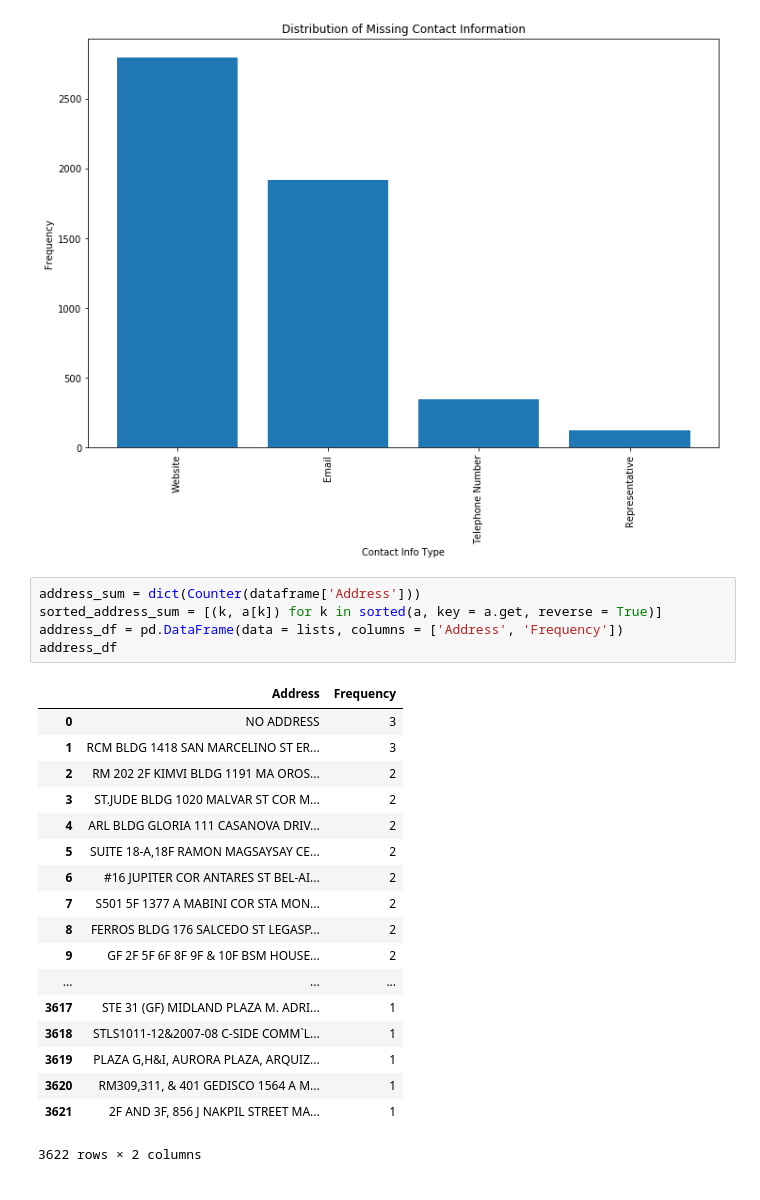
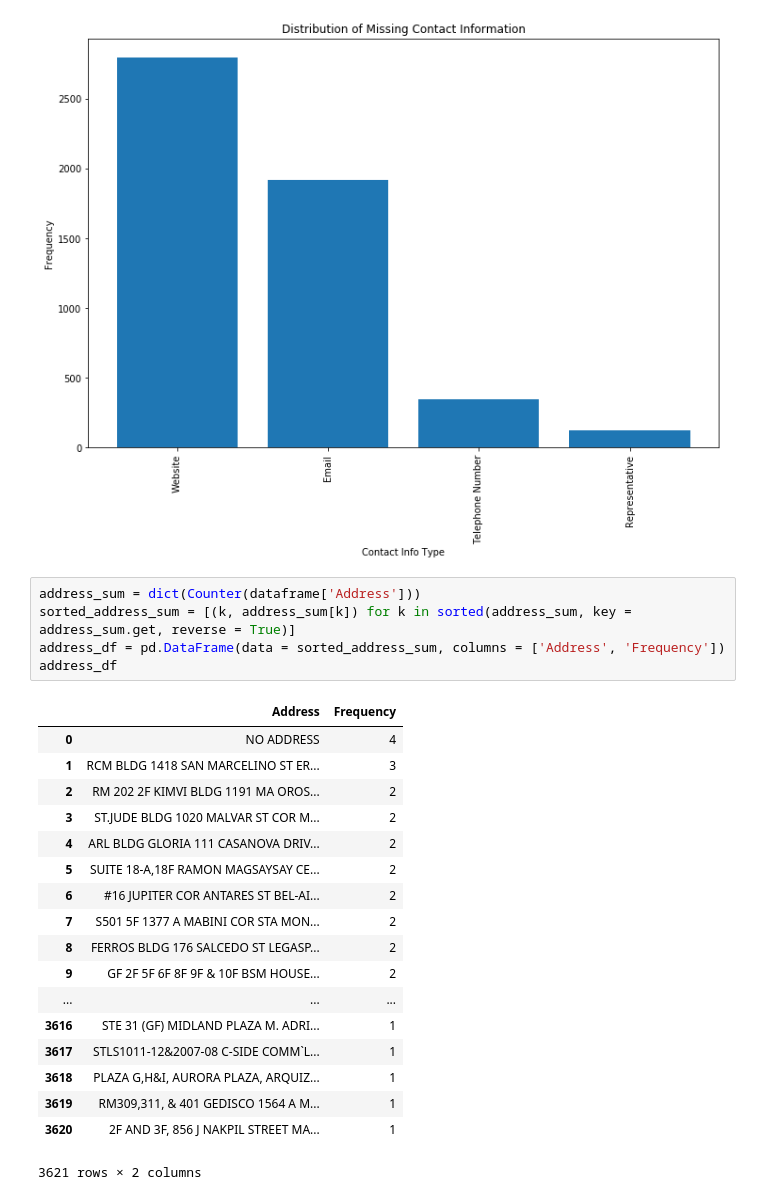
Before and after one commit to shahrezjan/CS506-Data-Mongers, a Jupyter notebook: Data_Exploration.ipynb, the cells around one changed output. Drawn from its saved outputs; the diff is of its cells as text.

Commit message:
fixed weirdness with the calculation of the number of missing addresses. Not quite sure how, but before I was using nonsense variable names and yet it somehow looked like it worked

```diff
--- a/Data_Exploration.ipynb
+++ b/Data_Exploration.ipynb
@@ -135,12 +135,12 @@ plt.show()
 [figure]
 # %%
 address_sum = dict(Counter(dataframe['Address']))
-sorted_address_sum = [(k, a[k]) for k in sorted(a, key = a.get, reverse = True)]
-address_df = pd.DataFrame(data = lists, columns = ['Address', 'Frequency'])
+sorted_address_sum = [(k, address_sum[k]) for k in sorted(address_sum, key = address_sum.get, reverse = True)]
+address_df = pd.DataFrame(data = sorted_address_sum, columns = ['Address', 'Frequency'])
 address_df
 # %% [output]
 |  | Address | Frequency |
-| 0 | NO ADDRESS | 3 |
+| 0 | NO ADDRESS | 4 |
 | 1 | RCM BLDG 1418 SAN MARCELINO ST ER... | 3 |
 | 2 | RM 202 2F KIMVI BLDG 1191 MA OROS... | 2 |
 | 3 | ST.JUDE BLDG 1020 MALVAR ST COR M... | 2 |
@@ -151,9 +151,9 @@ address_df
 | 8 | FERROS BLDG 176 SALCEDO ST LEGASP... | 2 |
 | 9 | GF 2F 5F 6F 8F 9F & 10F BSM HOUSE... | 2 |
 | ... | ... | ... |
-| 3617 | STE 31 (GF) MIDLAND PLAZA M. ADRI... | 1 |
-| 3618 | STLS1011-12&2007-08 C-SIDE COMM`L... | 1 |
-| 3619 | PLAZA G,H&I, AURORA PLAZA, ARQUIZ... | 1 |
-| 3620 | RM309,311, & 401 GEDISCO 1564 A M... | 1 |
-| 3621 | 2F AND 3F, 856 J NAKPIL STREET MA... | 1 |
+| 3616 | STE 31 (GF) MIDLAND PLAZA M. ADRI... | 1 |
+| 3617 | STLS1011-12&2007-08 C-SIDE COMM`L... | 1 |
+| 3618 | PLAZA G,H&I, AURORA PLAZA, ARQUIZ... | 1 |
+| 3619 | RM309,311, & 401 GEDISCO 1564 A M... | 1 |
+| 3620 | 2F AND 3F, 856 J NAKPIL STREET MA... | 1 |
-3622 rows × 2 columns
+3621 rows × 2 columns
```
